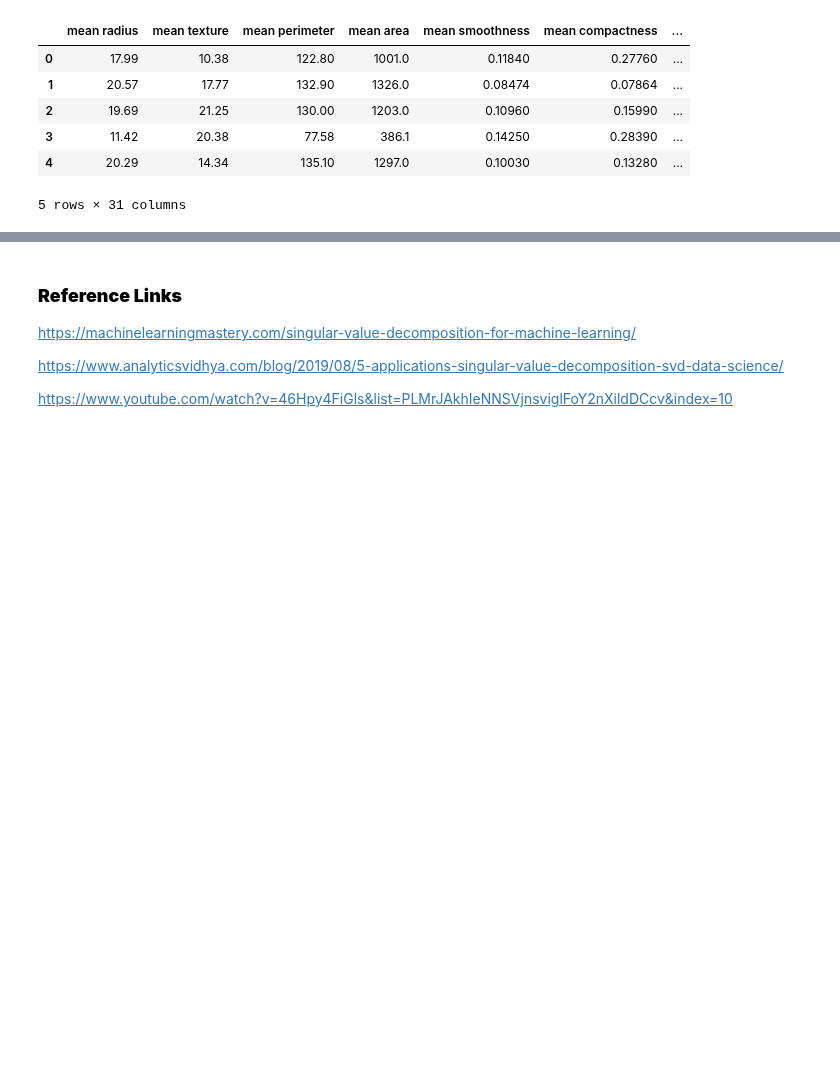
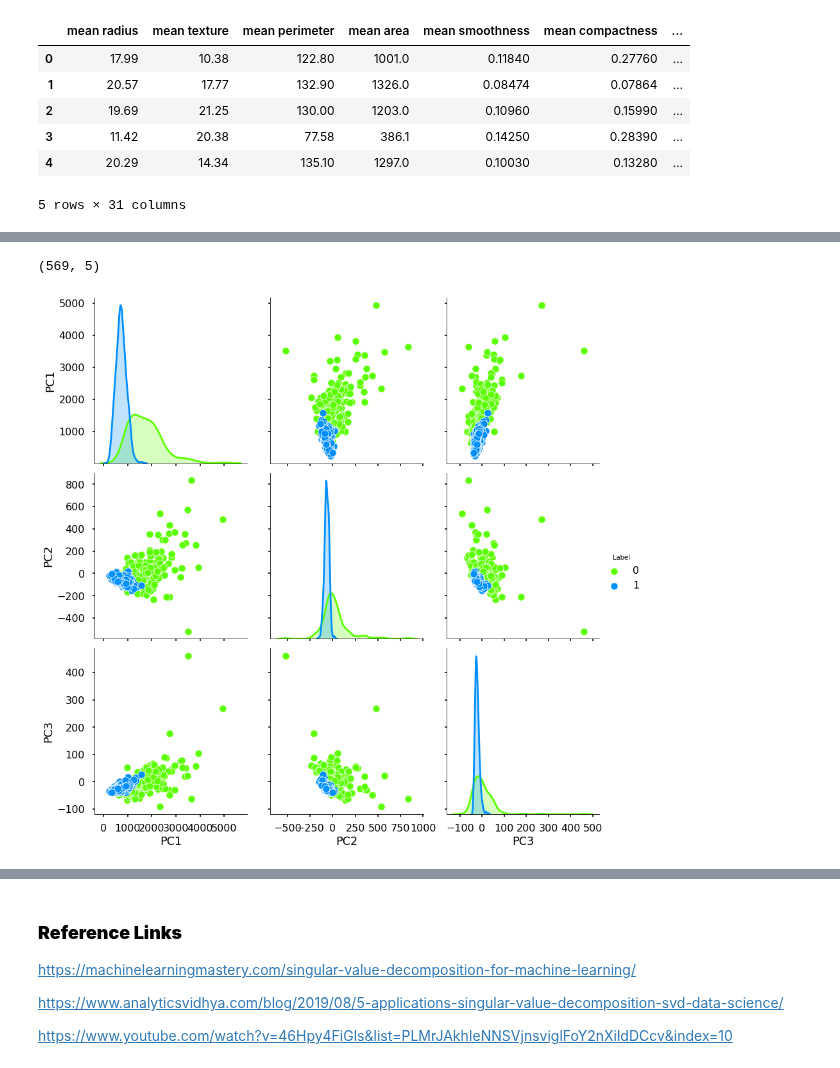
Before and after one commit to raj-shr-git/AAIC_Practice, a Jupyter notebook: ASSIGNMENTS/SA1_Dimensionality_Reduction.ipynb, the cells around one changed output, grey strips where cells are left out. Saved outputs shown, nothing was run; the diff lists cells and outputs as text; code cells hidden in the pictures; blank space fills up the shorter version.

Commit message:
Day56: Completed SVD, TSVD, RSVD and SVDS

```diff
--- a/ASSIGNMENTS/SA1_Dimensionality_Reduction.ipynb
+++ b/ASSIGNMENTS/SA1_Dimensionality_Reduction.ipynb
@@ -449,0 +638,4 @@ cancer_df.head()
+# %%
+tsvd_cancer_data = TruncatedSVD(n_components=4)
+# %%
+cancer_transf = tsvd_cancer_data.fit_transform(X_cancer_df)
@@ -449,0 +663,4 @@ cancer_df.head()
+# %%
+cancer_transf = pd.DataFrame(cancer_transf,columns=['PC1','PC2','PC3','PC4'])
+cancer_transf = pd.concat([cancer_transf,cancer_df['Label']],axis=1)
+cancer_transf.head()
@@ -449,0 +674,9 @@ cancer_df.head()
+# %%
+cancer_transf.shape
+# %% [output]
+(569, 5)
+# %%
+with plt.style.context('seaborn-poster'):
+    sns.pairplot(data=cancer_transf[['PC1','PC2','PC3','Label']],hue='Label',height=4,aspect=1,palette='gist_rainbow');
+# %% [output]
+[figure, added]
```
Also changed, not shown: parts of 120 cells of this notebook.
